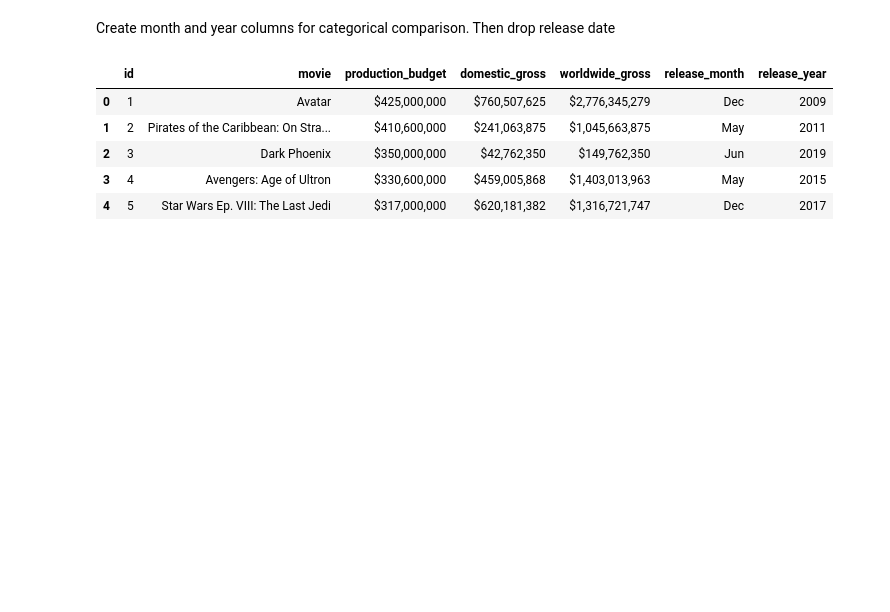
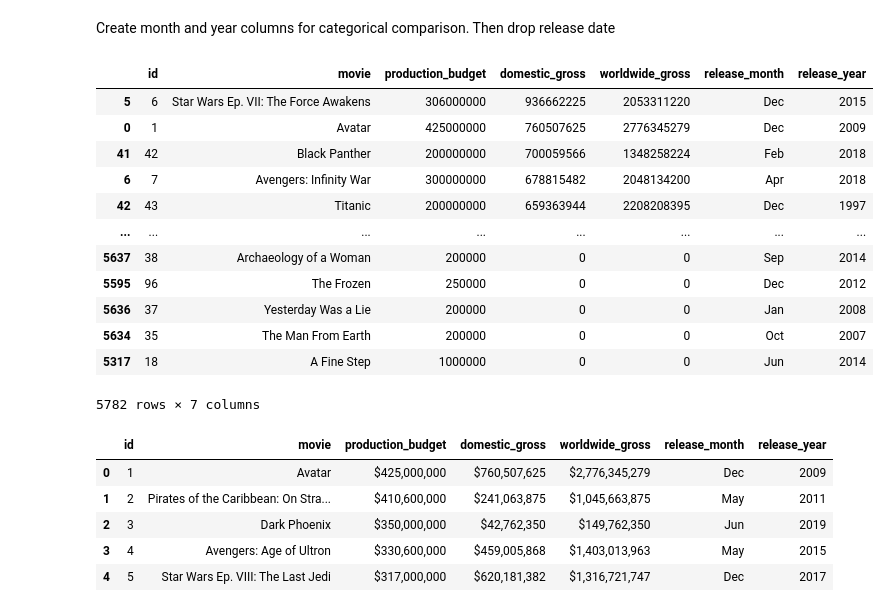
Before and after one commit to Moringa-Projects/Microsoft-Movies-Analysis-G4, a Jupyter notebook: student.ipynb, the cells around one changed output. Saved outputs shown, nothing was run; the diff lists cells and outputs as text; code cells hidden in the pictures; blank space fills up the shorter version.

```diff
--- a/student.ipynb
+++ b/student.ipynb
@@ -248,6 +281,23 @@ False    5782
 dtype: int64
 # %% [markdown]
 Create month and year columns for categorical comparison. Then drop release date
+# %%
+tn_budget_df_sorted = tn_budget_df.sort_values(by='domestic_gross', ascending=False)
+tn_budget_df_sorted
+# %% [output]
+|  | id | movie | production_budget | domestic_gross | worldwide_gross | release_month | release_year |
+| 5 | 6 | Star Wars Ep. VII: The Force Awakens | 306000000 | 936662225 | 2053311220 | Dec | 2015 |
+| 0 | 1 | Avatar | 425000000 | 760507625 | 2776345279 | Dec | 2009 |
+| 41 | 42 | Black Panther | 200000000 | 700059566 | 1348258224 | Feb | 2018 |
+| 6 | 7 | Avengers: Infinity War | 300000000 | 678815482 | 2048134200 | Apr | 2018 |
+| 42 | 43 | Titanic | 200000000 | 659363944 | 2208208395 | Dec | 1997 |
+| ... | ... | ... | ... | ... | ... | ... | ... |
+| 5637 | 38 | Archaeology of a Woman | 200000 | 0 | 0 | Sep | 2014 |
+| 5595 | 96 | The Frozen | 250000 | 0 | 0 | Dec | 2012 |
+| 5636 | 37 | Yesterday Was a Lie | 200000 | 0 | 0 | Jan | 2008 |
+| 5634 | 35 | The Man From Earth | 200000 | 0 | 0 | Oct | 2007 |
+| 5317 | 18 | A Fine Step | 1000000 | 0 | 0 | Jun | 2014 |
+5782 rows × 7 columns
 # %%
 tn_budget_df['release_month'] = tn_budget_df['release_date'].str.split(' ').str[0]
 tn_budget_df['release_year'] = tn_budget_df['release_date'].str.split(' ').str[-1]
```
Also changed, not shown: parts of 6 cells of this notebook, 1 other file.
